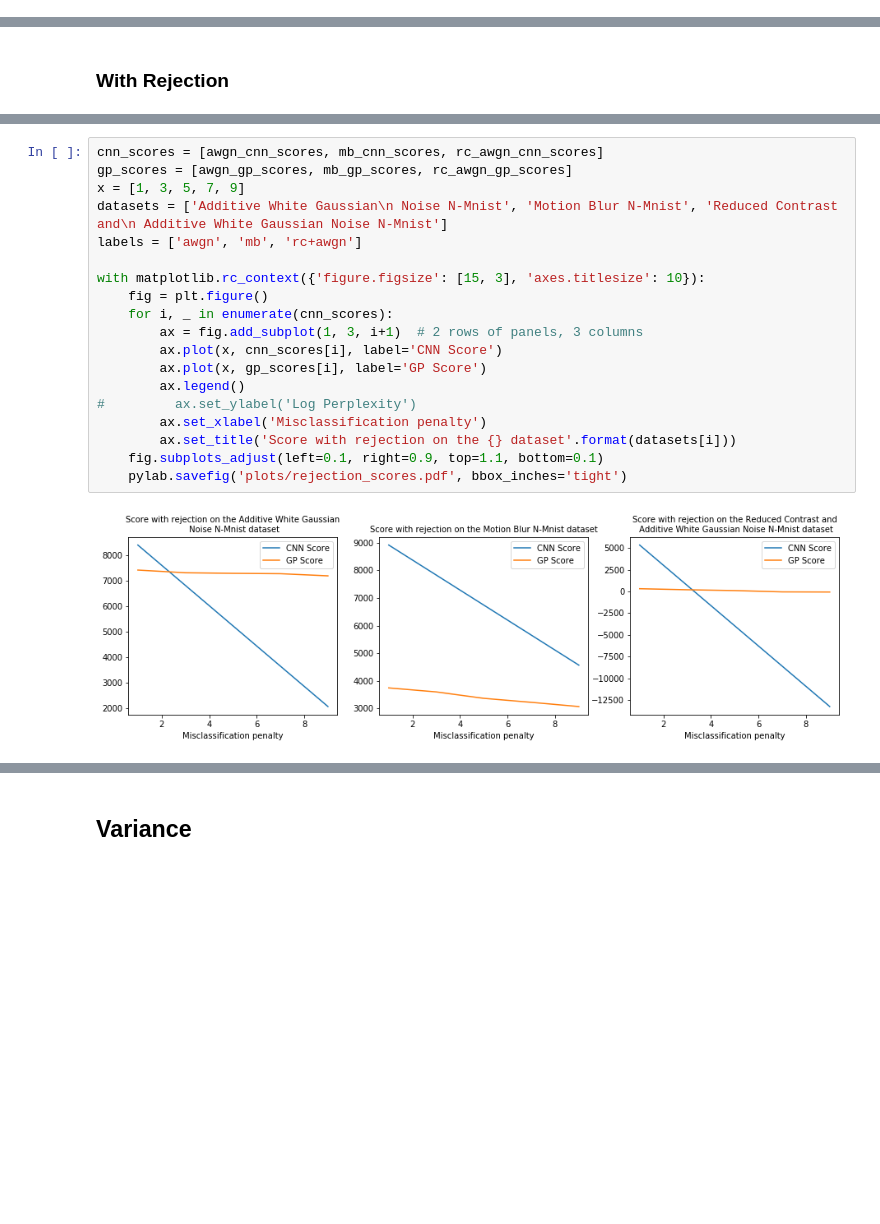
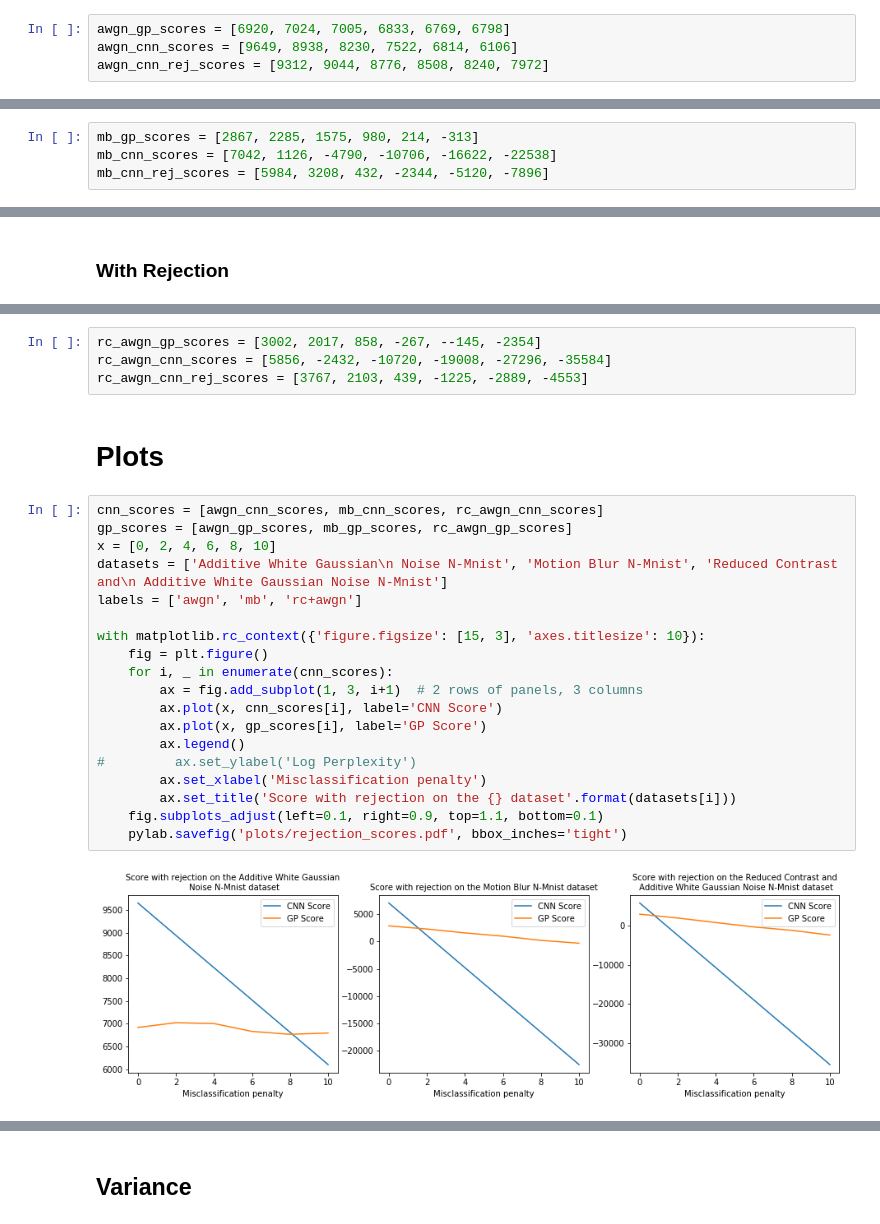
Before and after one commit to emalgorithm/gp-vs-cnn-uncertainty, a Jupyter notebook: variance_analysis.ipynb, the cells around one changed output, grey strips where cells are left out. Cells and saved outputs as stored; diff of their text form; blank space fills up the shorter version.

```diff
--- a/variance_analysis.ipynb
+++ b/variance_analysis.ipynb
@@ -72,2 +126,6 @@ CNN Test Score: 2070
+# %%
+awgn_gp_scores = [6920, 7024, 7005, 6833, 6769, 6798]
+awgn_cnn_scores = [9649, 8938, 8230, 7522, 6814, 6106]
+awgn_cnn_rej_scores = [9312, 9044, 8776, 8508, 8240, 7972]
 # %% [markdown]
 ## Motion Blur  Data
@@ -121,2 +179,6 @@ CNN Test Score: 4570
+# %%
+mb_gp_scores = [2867, 2285, 1575, 980, 214, -313]
+mb_cnn_scores = [7042, 1126, -4790, -10706, -16622, -22538]
+mb_cnn_rej_scores = [5984, 3208, 432, -2344, -5120, -7896]
 # %% [markdown]
 ## Reduced Contrast + AWGN Data
@@ -170,21 +232,27 @@ CNN Test Score: -13250
+# %%
+rc_awgn_gp_scores = [3002, 2017, 858, -267, --145, -2354]
+rc_awgn_cnn_scores = [5856, -2432, -10720, -19008, -27296, -35584]
+rc_awgn_cnn_rej_scores = [3767, 2103, 439, -1225, -2889, -4553]
+# %% [markdown]
+# Plots
 # %%
 cnn_scores = [awgn_cnn_scores, mb_cnn_scores, rc_awgn_cnn_scores]
 gp_scores = [awgn_gp_scores, mb_gp_scores, rc_awgn_gp_scores]
-x = [1, 3, 5, 7, 9]
+x = [0, 2, 4, 6, 8, 10]
 datasets = ['Additive White Gaussian\n Noise N-Mnist', 'Motion Blur N-Mnist', 'Reduced Contrast and\n Additive White Gaussian Noise N-Mnist']
 labels = ['awgn', 'mb', 'rc+awgn']
 
 with matplotlib.rc_context({'figure.figsize': [15, 3], 'axes.titlesize': 10}):
     fig = plt.figure()
     for i, _ in enumerate(cnn_scores):
         ax = fig.add_subplot(1, 3, i+1)  # 2 rows of panels, 3 columns
         ax.plot(x, cnn_scores[i], label='CNN Score')
         ax.plot(x, gp_scores[i], label='GP Score')
         ax.legend()
 #         ax.set_ylabel('Log Perplexity')
         ax.set_xlabel('Misclassification penalty')
         ax.set_title('Score with rejection on the {} dataset'.format(datasets[i]))
     fig.subplots_adjust(left=0.1, right=0.9, top=1.1, bottom=0.1)
     pylab.savefig('plots/rejection_scores.pdf', bbox_inches='tight')
 # %% [output]
-[figure, old version]
+[figure, new version]
```
Also changed, not shown: parts of 64 cells of this notebook.
